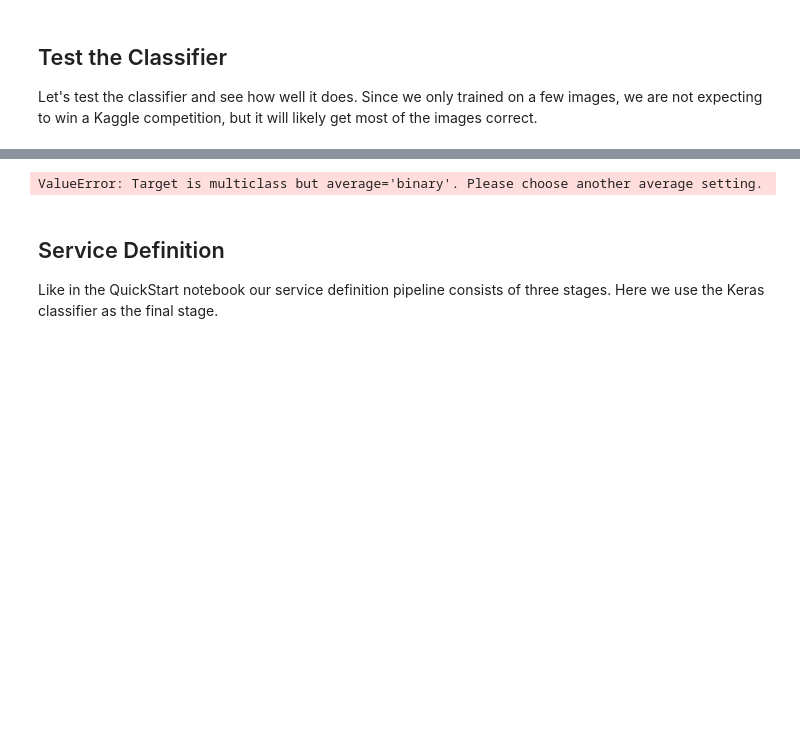
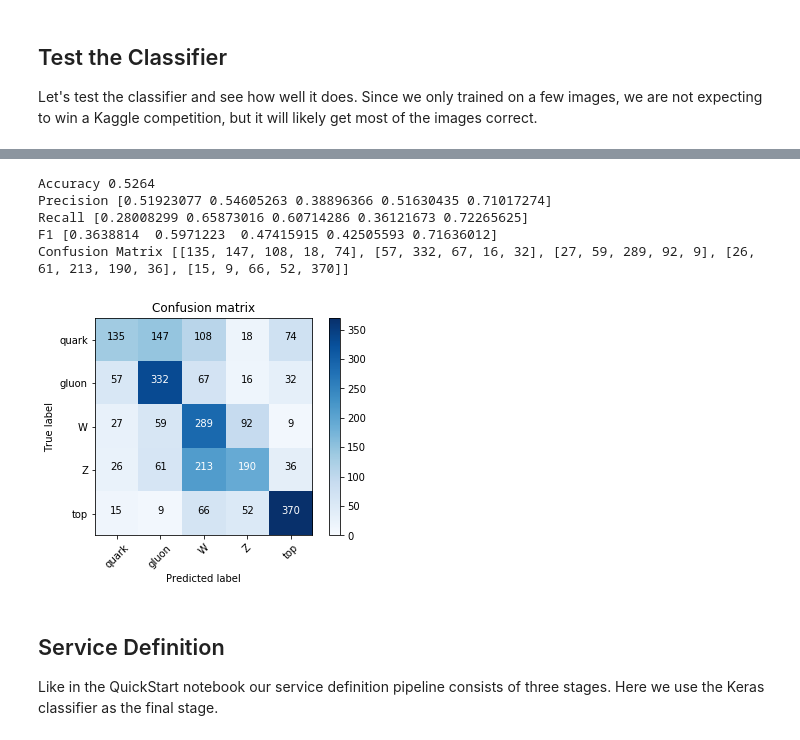
Before and after one commit to mialiu149/aml-real-time-ai, a Jupyter notebook: notebooks/resnet50/JetImage_resnet50_transferlearning.ipynb, the cells around one changed output, grey strips where cells are left out. Drawn from its saved outputs; the diff is of its cells as text; code cells hidden in the pictures; blank space fills up the shorter version.

Commit message:
fixed training bug

```diff
--- a/notebooks/resnet50/JetImage_resnet50_transferlearning.ipynb
+++ b/notebooks/resnet50/JetImage_resnet50_transferlearning.ipynb
@@ -79,7 +141,6 @@ from tqdm import tqdm
 def chunks(l, n):
     """Yield successive n-sized chunks from a file."""
     for i in range(0, l.shape[0], n):
-    #for i in range(0, 50, n):
         yield l[i:i + n]
 
 def read_files(files):
@@ -90,13 +151,10 @@ def read_files(files):
     return contents
 
 feature_list = []
-f = h5py.File("/Users/mialiu/Downloads/jetImage_1k.h5",'r')
-images = f['jetImagePt']
+
 with tf.Session() as sess:
-    for chunk in tqdm(chunks(images,10)):
-        onechan = chunk
-        image = np.stack([onechan, onechan, onechan],axis=-1)#
-        result= sess.run([features],feed_dict={image_tensors:image}) #
+    for chunk in tqdm(chunks(images_array,100)):
+        result= sess.run([features],feed_dict={image_tensors:chunk}) #
         feature_list.extend(result[0])
 feature_results = np.array(feature_list)
 print(feature_results.shape)
@@ -156,5 +209,5 @@ print(X_train.shape, X_test.shape, y_train.shape, y_test.shape)
 # %% [markdown]
 Train the classifier.
 # %%
-model.fit(X_train, y_train, epochs=20, batch_size=10)
+model.fit(X_train, y_train, epochs=50, batch_size=10)
 # %% [output]
@@ -217,10 +269,10 @@ from matplotlib import pyplot as plt
 def classification_metrics(y_true, y_pred, y_prob):
     cm_dict = {}
     cm_dict['Accuracy'] = accuracy_score(y_true, y_pred)
-    cm_dict['Precision'] =  precision_score(y_true, y_pred)
-    cm_dict['Recall'] =  recall_score(y_true, y_pred)
-    cm_dict['F1'] =  f1_score(y_true, y_pred)
-    cm_dict['AUC'] = roc_auc_score(y_true, y_prob[:,0])
+    cm_dict['Precision'] =  precision_score(y_true, y_pred, average=None)
+    cm_dict['Recall'] =  recall_score(y_true, y_pred, average=None)
+    cm_dict['F1'] =  f1_score(y_true, y_pred, average=None)
+    #cm_dict['AUC'] = roc_auc_score(y_true, y_prob[:,0])
     cm_dict['Confusion Matrix'] = confusion_matrix(y_true, y_pred).tolist()
     return cm_dict
 
@@ -231,35 +283,40 @@ def plot_confusion_matrix(cm, classes, normalize=False, title='Confusion matrix'
     """
     cm_max = cm.max()
     cm_min = cm.min()
     if cm_min > 0: cm_min = 0
     if normalize:
         cm = cm.astype('float') / cm.sum(axis=1)[:, np.newaxis]
         cm_max = 1
     plt.imshow(cm, interpolation='nearest', cmap=cmap)
     plt.title(title)
     plt.colorbar()
     tick_marks = np.arange(len(classes))
     plt.xticks(tick_marks, classes, rotation=45)
     plt.yticks(tick_marks, classes)
     thresh = cm_max / 2.
     plt.clim(cm_min, cm_max)
 
     for i, j in itertools.product(range(cm.shape[0]), range(cm.shape[1])):
         plt.text(j, i,
                  round(cm[i, j], 3),  # round to 3 decimals if they are float
                  horizontalalignment="center",
                  color="white" if cm[i, j] > thresh else "black")
     plt.ylabel('True label')
     plt.xlabel('Predicted label')
     plt.show()
 
 cm_dict = classification_metrics(y_test_max, y_prob_max, y_probs)
 for m in cm_dict:
     print(m, cm_dict[m])
 cm = np.asarray(cm_dict['Confusion Matrix'])
-plot_confusion_matrix(cm, ['fail','pass'], normalize=False)
+plot_confusion_matrix(cm, ['quark','gluon','W','Z','top'], normalize=False)
 # %% [output]
-ValueError: Target is multiclass but average='binary'. Please choose another average setting.
+Accuracy 0.5264
+Precision [0.51923077 0.54605263 0.38896366 0.51630435 0.71017274]
+Recall [0.28008299 0.65873016 0.60714286 0.36121673 0.72265625]
+F1 [0.3638814  0.5971223  0.47415915 0.42505593 0.71636012]
+Confusion Matrix [[135, 147, 108, 18, 74], [57, 332, 67, 16, 32], [27, 59, 289, 92, 9], [26, 61, 213, 190, 36], [15, 9, 66, 52, 370]]
+[figure, added]
 # %% [markdown]
 ## Service Definition
 Like in the QuickStart notebook our service definition pipeline consists of three stages. Here we use the Keras classifier as the final stage.
```
Also changed, not shown: parts of 9 cells of this notebook.
